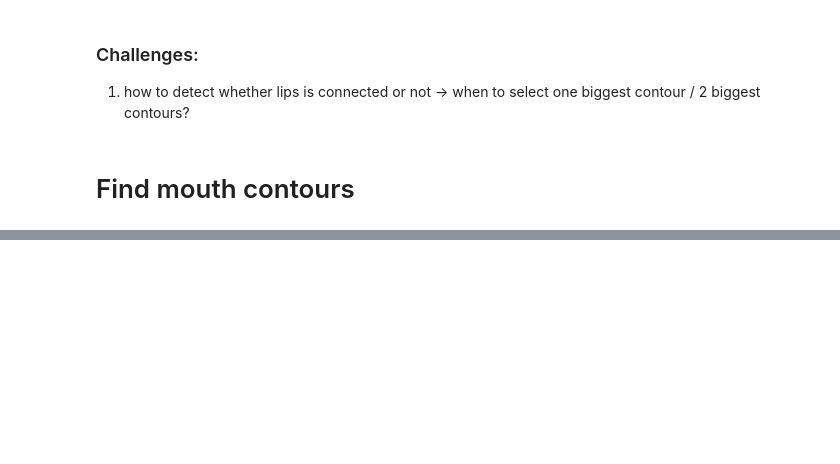
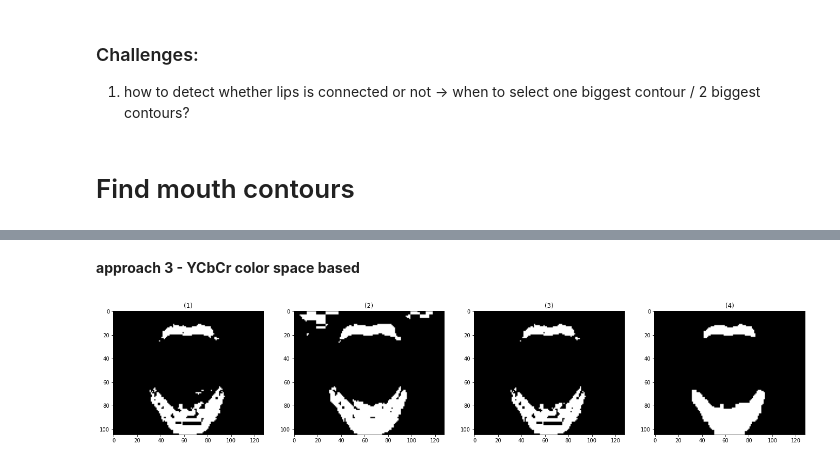
Before and after one commit to LoayMoh99/My_Social_Eye, a Jupyter notebook: Speaker_Detection/mouth_detection/MouthDetection.ipynb, the cells around one changed output, grey strips where cells are left out. Saved outputs shown, nothing was run; the diff lists cells and outputs as text; code cells hidden in the pictures; blank space fills up the shorter version.

```diff
--- a/Speaker_Detection/mouth_detection/MouthDetection.ipynb
+++ b/Speaker_Detection/mouth_detection/MouthDetection.ipynb
@@ -282,0 +320,2 @@ Threshold [35]
+# %% [markdown]
+**approach 3 - YCbCr color space based**
@@ -282,0 +350,32 @@ Threshold [35]
+# %%
+N2=0
+s2=0
+nk=dict()
+for i in range(cr.shape[0]):
+    for j in range(cr.shape[1]):
+        for k in range(150,256):
+            if cr[i,j] == k and (k not in nk):
+                nk[k] = 1
+            elif  cr[i,j] == k:
+                nk[k]+=1
+# %%
+N2 = sum(nk.values())
+
+S2 = sum([key * value for key,value in nk.items()])
+
+t2 = S2 / N2
+# %%
+thresh1 = int((t1 + t2)/2)
+thresh2 = int(t2)
+# %%
+cbcr_avg = np.uint8((np.int16(cb)+np.int16(cr))/2)
+cbcr_avg_binary = cbcr_avg > thresh1
+cr_binary = cr > thresh2
+
+lip_noisy = np.logical_and(cbcr_avg_binary,cr_binary)
+lip_cleaned = closing(lip_noisy,selem=square(5))
+lip_cleaned = opening(lip_cleaned,selem=square(3))
+# %%
+show_images([cbcr_avg_binary,cr_binary,lip_noisy,lip_cleaned])
+# %% [output]
+[figure, added]
```
Also changed, not shown: parts of 11 cells of this notebook.
